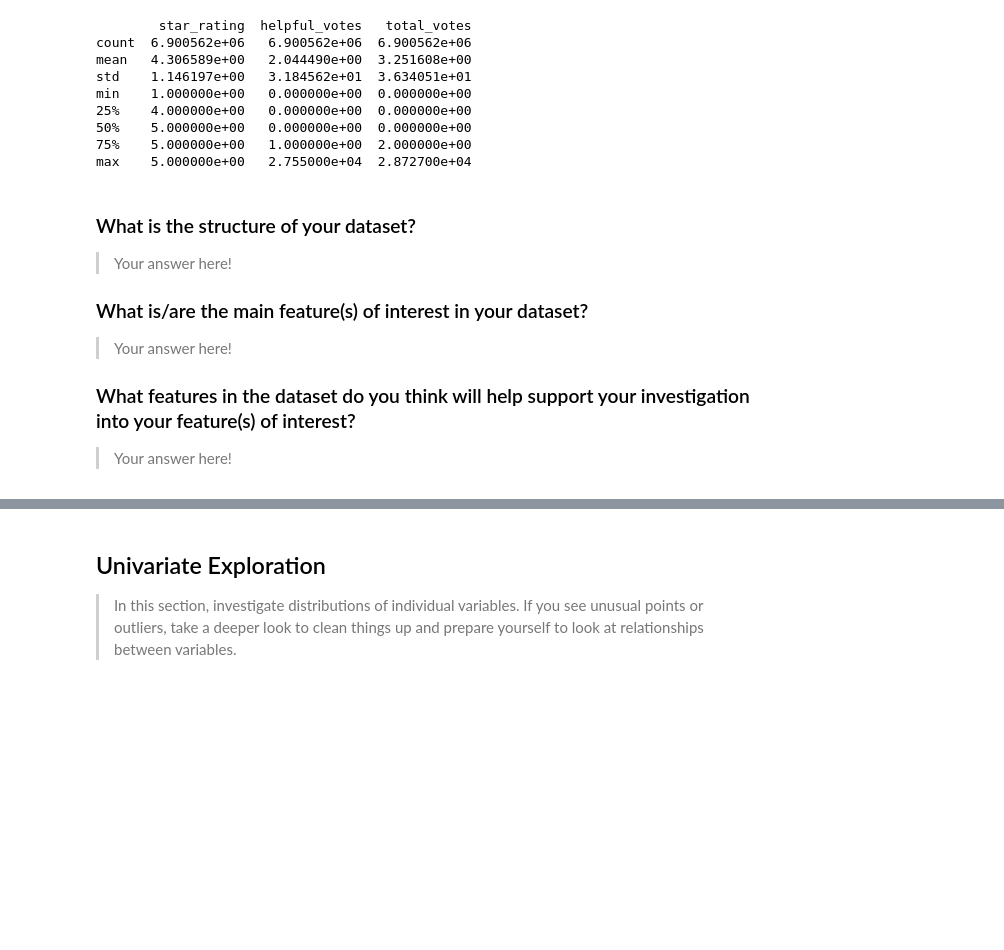
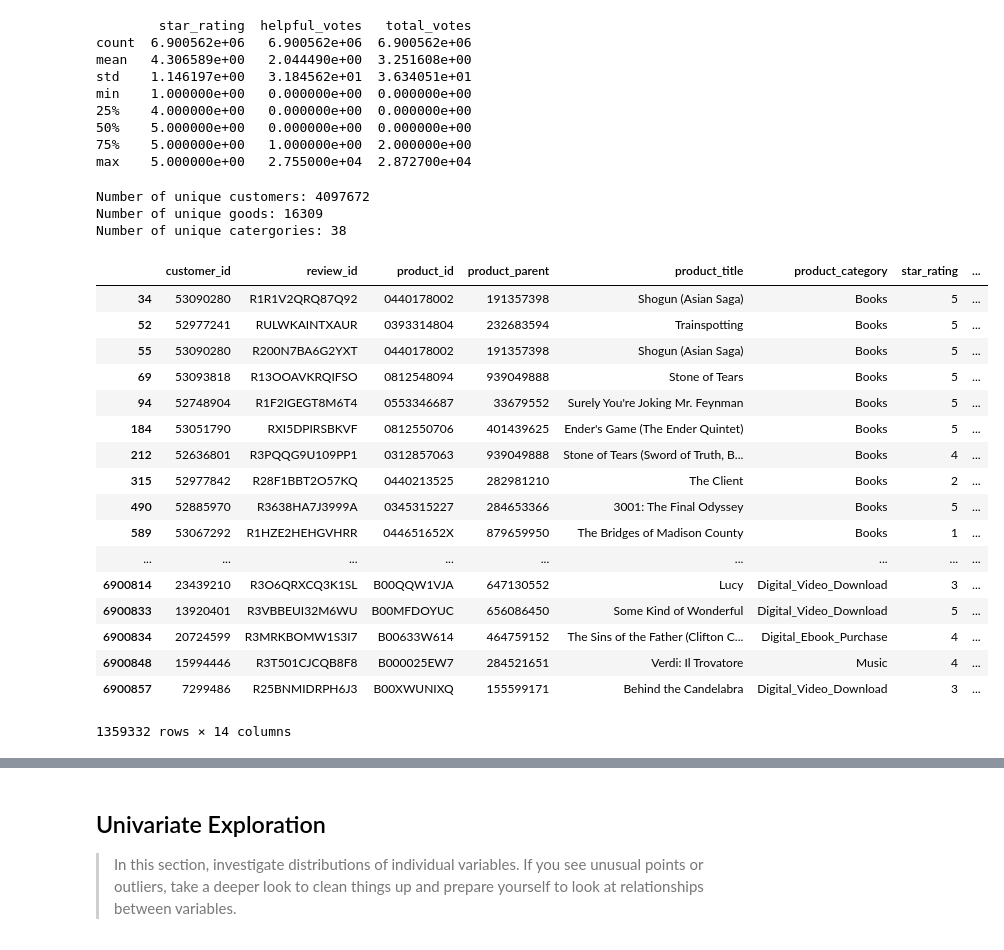
Before and after one commit to ElectricKea/CommunicateFindings_Udacity_Project, a Jupyter notebook: exploration.ipynb, the cells around one changed output, grey strips where cells are left out. Cells and saved outputs as stored; diff of their text form; code cells hidden in the pictures; blank space fills up the shorter version.

```diff
--- a/exploration.ipynb
+++ b/exploration.ipynb
@@ -213,3 +192,6 @@ Looking at the 2 sub tables of the bodyless and titleless reviews, it seems like
 As such, I will keep these as they are and not remove them.
 
 There were a few lines that were dropped, these were to save time with this dataset. In total there are around 7 million reviews in this data set, and some need to be fixed manually. These rows of data of approximatley 1000 reviews were dropped as the final table has slightly more than 6.9Million rows.
+# %%
+#As this dataset is only for the US marketplace and all of these values are "US" this column is dropped.
+reviews.drop("marketplace", inplace=True, axis=1)
@@ -216,3 +203,13 @@ There were a few lines that were dropped, these were to save time with this data
+# %%
+#Convert columns to the correct data type.
+reviews['review_date']=pd.to_datetime(reviews.review_date)
+reviews['vine'] = reviews.vine.map({'N':False, 'Y':True}).astype(bool)
+reviews['star_rating']=pd.to_numeric(reviews.star_rating, downcast="integer")
+reviews['helpful_votes']=pd.to_numeric(reviews.helpful_votes, downcast="integer")
+reviews['total_votes']=pd.to_numeric(reviews.total_votes, downcast="integer")
+reviews['verified_purchase'] = reviews.verified_purchase.map({'N':False, 'Y':True}).astype(bool)
+reviews['customer_id'] = reviews.customer_id.astype(str)
+reviews['product_parent'] = reviews.product_parent.astype(str)
 # %%
 #High level overview of the data shape and composition.
 print(reviews.shape)
@@ -252,15 +249,34 @@ min    1.000000e+00   0.000000e+00  0.000000e+00
 50%    5.000000e+00   0.000000e+00  0.000000e+00
 75%    5.000000e+00   1.000000e+00  2.000000e+00
 max    5.000000e+00   2.755000e+04  2.872700e+04
-# %% [markdown]
-### What is the structure of your dataset?
-
-> Your answer here!
-
-### What is/are the main feature(s) of interest in your dataset?
-
-> Your answer here!
-
-### What features in the dataset do you think will help support your investigation into your feature(s) of interest?
-
-> Your answer here!
+# %%
+print("Number of unique customers:", len(reviews.customer_id.unique()))
+print("Number of unique goods:", len(reviews.product_parent.unique()))
+print("Number of unique catergories:", len(reviews.product_category.unique()))
+# %% [output]
+Number of unique customers: 4097672
+Number of unique goods: 16309
+Number of unique catergories: 38
+# %%
+x=reviews.customer_id.value_counts()
+y=x[x >5].index.tolist()
+reviews.loc[reviews['customer_id'].isin(y)]
+# %% [output]
+|  | customer_id | review_id | product_id | product_parent | product_title | product_category | star_rating | ... |
+| 34 | 53090280 | R1R1V2QRQ87Q92 | 0440178002 | 191357398 | Shogun (Asian Saga) | Books | 5 | ... |
+| 52 | 52977241 | RULWKAINTXAUR | 0393314804 | 232683594 | Trainspotting | Books | 5 | ... |
+| 55 | 53090280 | R200N7BA6G2YXT | 0440178002 | 191357398 | Shogun (Asian Saga) | Books | 5 | ... |
+| 69 | 53093818 | R13OOAVKRQIFSO | 0812548094 | 939049888 | Stone of Tears | Books | 5 | ... |
+| 94 | 52748904 | R1F2IGEGT8M6T4 | 0553346687 | 33679552 | Surely You're Joking Mr. Feynman | Books | 5 | ... |
+| 184 | 53051790 | RXI5DPIRSBKVF | 0812550706 | 401439625 | Ender's Game (The Ender Quintet) | Books | 5 | ... |
+| 212 | 52636801 | R3PQQG9U109PP1 | 0312857063 | 939049888 | Stone of Tears (Sword of Truth, B... | Books | 4 | ... |
+| 315 | 52977842 | R28F1BBT2O57KQ | 0440213525 | 282981210 | The Client | Books | 2 | ... |
+| 490 | 52885970 | R3638HA7J3999A | 0345315227 | 284653366 | 3001: The Final Odyssey | Books | 5 | ... |
+| 589 | 53067292 | R1HZE2HEHGVHRR | 044651652X | 879659950 | The Bridges of Madison County | Books | 1 | ... |
+| ... | ... | ... | ... | ... | ... | ... | ... | ... |
+| 6900814 | 23439210 | R3O6QRXCQ3K1SL | B00QQW1VJA | 647130552 | Lucy | Digital_Video_Download | 3 | ... |
+| 6900833 | 13920401 | R3VBBEUI32M6WU | B00MFDOYUC | 656086450 | Some Kind of Wonderful | Digital_Video_Download | 5 | ... |
+| 6900834 | 20724599 | R3MRKBOMW1S3I7 | B00633W614 | 464759152 | The Sins of the Father (Clifton C... | Digital_Ebook_Purchase | 4 | ... |
+| 6900848 | 15994446 | R3T501CJCQB8F8 | B000025EW7 | 284521651 | Verdi: Il Trovatore | Music | 4 | ... |
+| 6900857 | 7299486 | R25BNMIDRPH6J3 | B00XWUNIXQ | 155599171 | Behind the Candelabra | Digital_Video_Download | 3 | ... |
+1359332 rows × 14 columns
```
Also changed, not shown: parts of 10 cells of this notebook, 1 other file.
